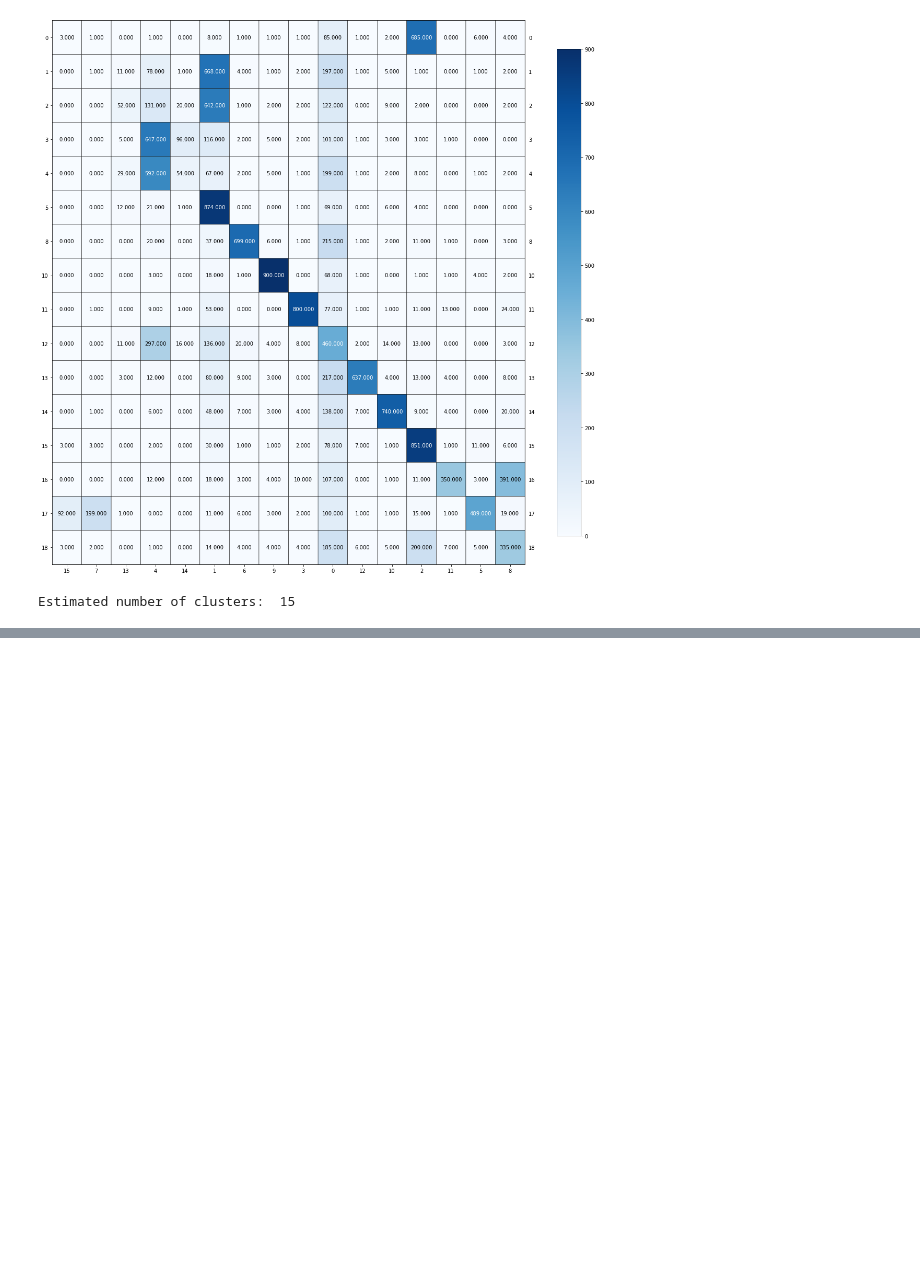
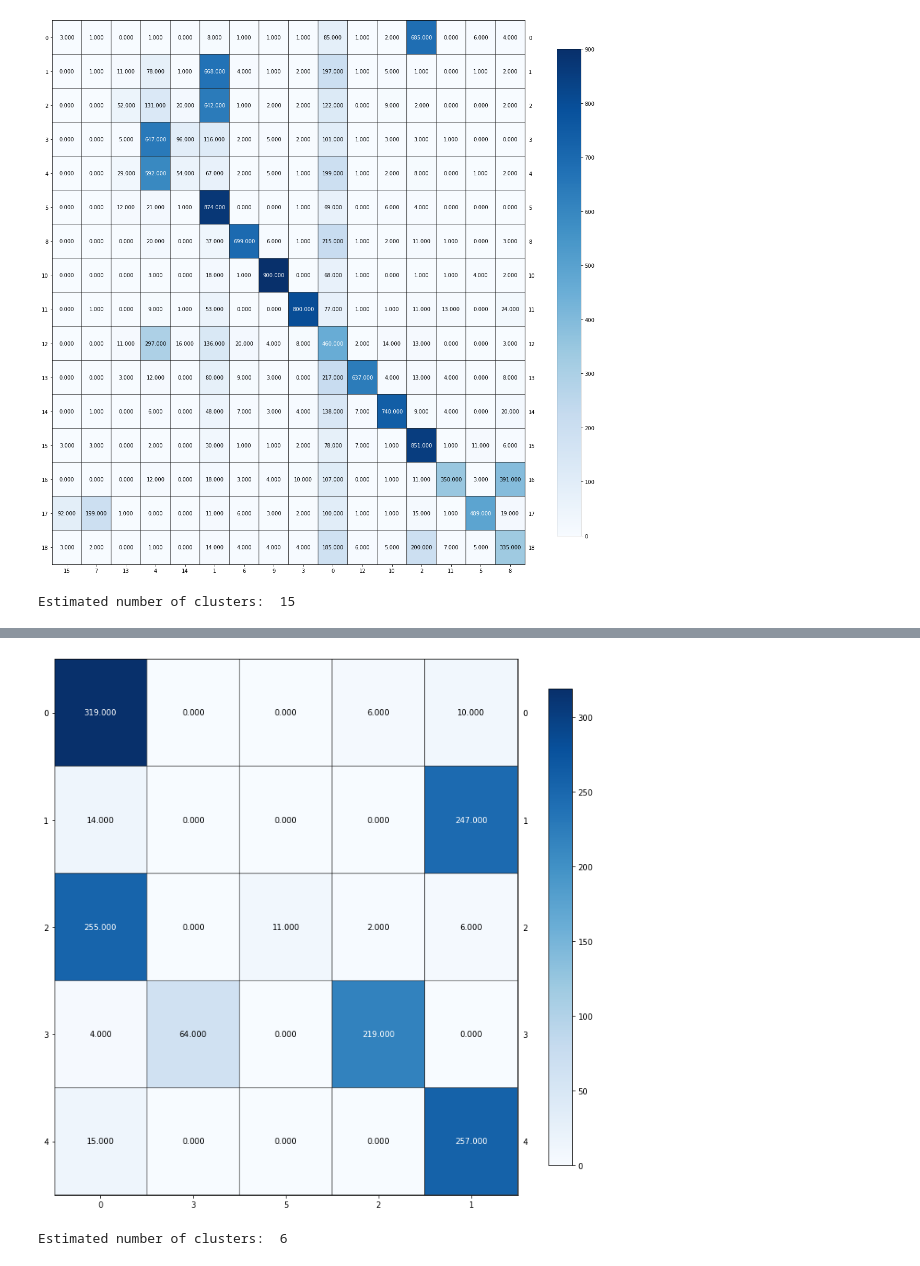
Before and after one commit to ztucker4/ECE219_Winter2021, a Jupyter notebook: Project_2/Project_2.ipynb, the cells around one changed output, grey strips where cells are left out. Saved outputs shown, nothing was run; the diff lists cells and outputs as text; code cells hidden in the pictures; blank space fills up the shorter version.

```diff
--- a/Project_2/Project_2.ipynb
+++ b/Project_2/Project_2.ipynb
@@ -461,0 +590,21 @@ Estimated number of clusters:  15
+# %%
+# Contingency Matrix for best parameter combination
+# Haven't confirmed these are the best values yet
+
+umap_reducer = umap.UMAP(n_components = 5, init = 'random', metric = 'cosine')
+bbc_umap = umap_reducer.fit_transform(bbc_X_tfidf)
+
+DBSCAN_clust = DBSCAN(min_samples=5, eps=.9)
+DBSCAN_clust.fit(bbc_umap)
+
+cm = contingency_matrix(bbc.target, DBSCAN_clust.labels_)
+rows, cols=linear_sum_assignment(cm, maximize=True)
+plot_mat(cm[rows[:, np.newaxis], cols], xticklabels=cols, yticklabels=rows, size=(10,10))
+
+#when label is -1, DBSCAN thinks the point is noise - so it might estimate fewer clusters than we actually have!
+labels = DBSCAN_clust.labels_
+n_clusters_ = len(set(labels)) - (1 if -1 in labels else 0)
+print("Estimated number of clusters: ", n_clusters_)
+# %% [output]
+[figure, added]
+Estimated number of clusters:  6
```
Also changed, not shown: parts of 5 cells of this notebook, 1 other file.
